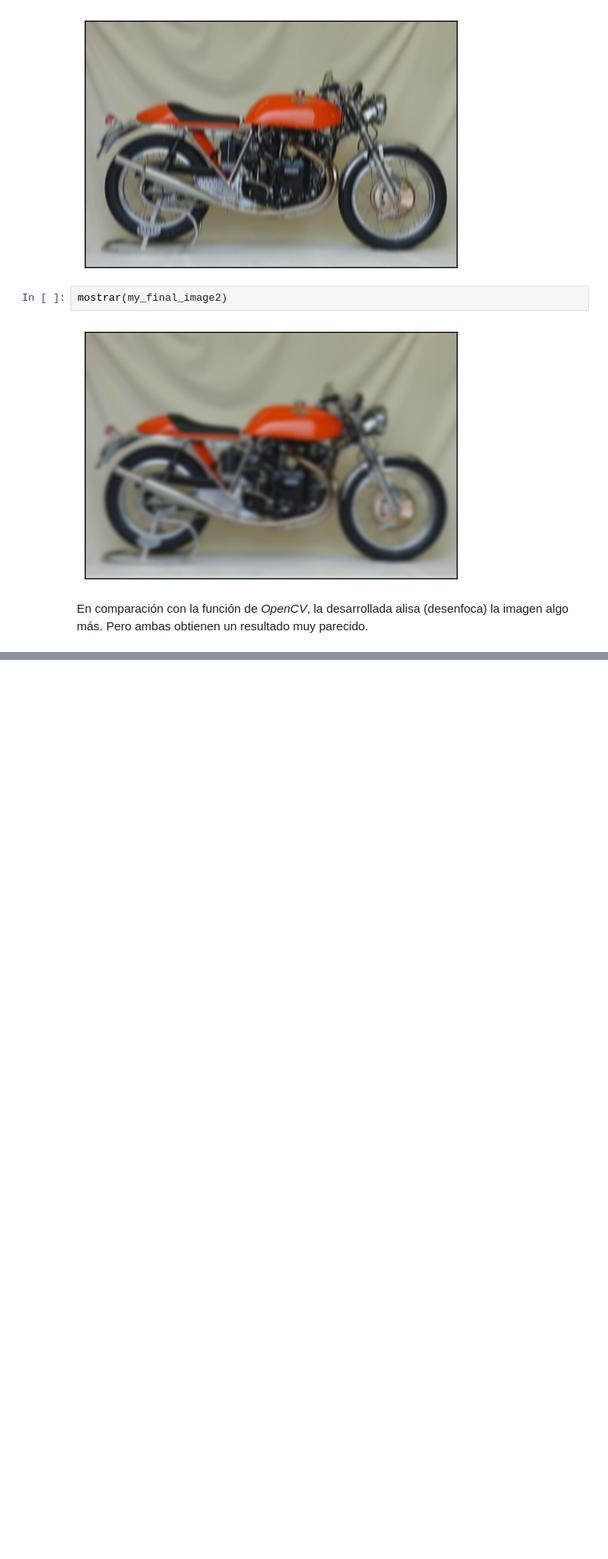
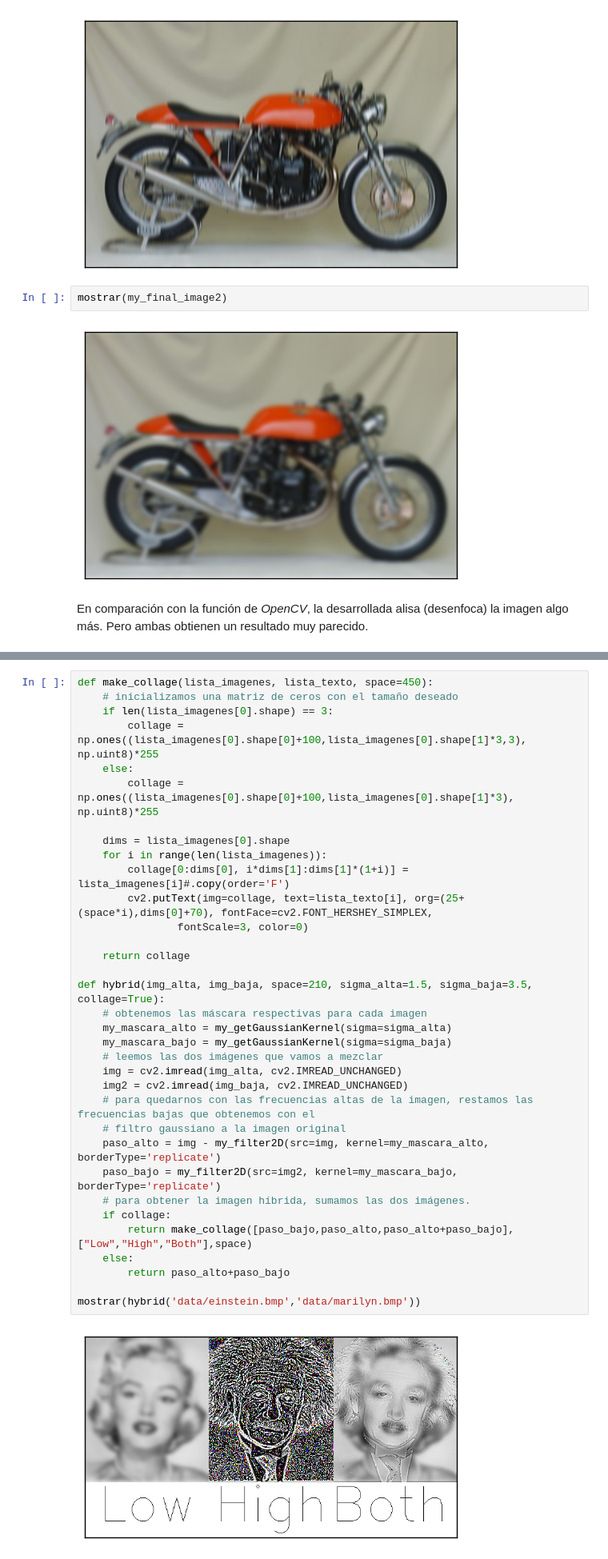
Before and after one commit to mgmacias95/Vision-por-Computador, a Jupyter notebook: P1/Visión por Computador - Práctica 1.ipynb, the cells around one changed output, grey strips where cells are left out. Shown at 80% size. Saved outputs shown, nothing was run; the diff lists cells and outputs as text; blank space fills up the shorter version.

Commit message:
parte B hecha en jupyter e imágenes guardadas para la memoria

```diff
--- a/P1/Visión por Computador - Práctica 1.ipynb
+++ b/P1/Visión por Computador - Práctica 1.ipynb
@@ -304,0 +311,36 @@ En comparación con la función de _OpenCV_, la desarrollada alisa (desenfoca) l
+# %%
+def make_collage(lista_imagenes, lista_texto, space=450):
+    # inicializamos una matriz de ceros con el tamaño deseado
+    if len(lista_imagenes[0].shape) == 3:
+        collage = np.ones((lista_imagenes[0].shape[0]+100,lista_imagenes[0].shape[1]*3,3), np.uint8)*255
+    else:
+        collage = np.ones((lista_imagenes[0].shape[0]+100,lista_imagenes[0].shape[1]*3), np.uint8)*255
+
+    dims = lista_imagenes[0].shape
+    for i in range(len(lista_imagenes)):
+        collage[0:dims[0], i*dims[1]:dims[1]*(1+i)] = lista_imagenes[i]#.copy(order='F')
+        cv2.putText(img=collage, text=lista_texto[i], org=(25+(space*i),dims[0]+70), fontFace=cv2.FONT_HERSHEY_SIMPLEX,
+                fontScale=3, color=0)
+
+    return collage
+
+def hybrid(img_alta, img_baja, space=210, sigma_alta=1.5, sigma_baja=3.5, collage=True):
+    # obtenemos las máscara respectivas para cada imagen
+    my_mascara_alto = my_getGaussianKernel(sigma=sigma_alta)
+    my_mascara_bajo = my_getGaussianKernel(sigma=sigma_baja)
+    # leemos las dos imágenes que vamos a mezclar
+    img = cv2.imread(img_alta, cv2.IMREAD_UNCHANGED)
+    img2 = cv2.imread(img_baja, cv2.IMREAD_UNCHANGED)
+    # para quedarnos con las frecuencias altas de la imagen, restamos las frecuencias bajas que obtenemos con el
+    # filtro gaussiano a la imagen original
+    paso_alto = img - my_filter2D(src=img, kernel=my_mascara_alto, borderType='replicate')
+    paso_bajo = my_filter2D(src=img2, kernel=my_mascara_bajo, borderType='replicate')
+    # para obtener la imagen híbrida, sumamos las dos imágenes.
+    if collage:
+        return make_collage([paso_bajo,paso_alto,paso_alto+paso_bajo],["Low","High","Both"],space)
+    else:
+        return paso_alto+paso_bajo
+
+mostrar(hybrid('data/einstein.bmp','data/marilyn.bmp'))
+# %% [output]
+[figure, added]
```
Also changed, not shown: parts of 4 cells of this notebook, 3 other files.
